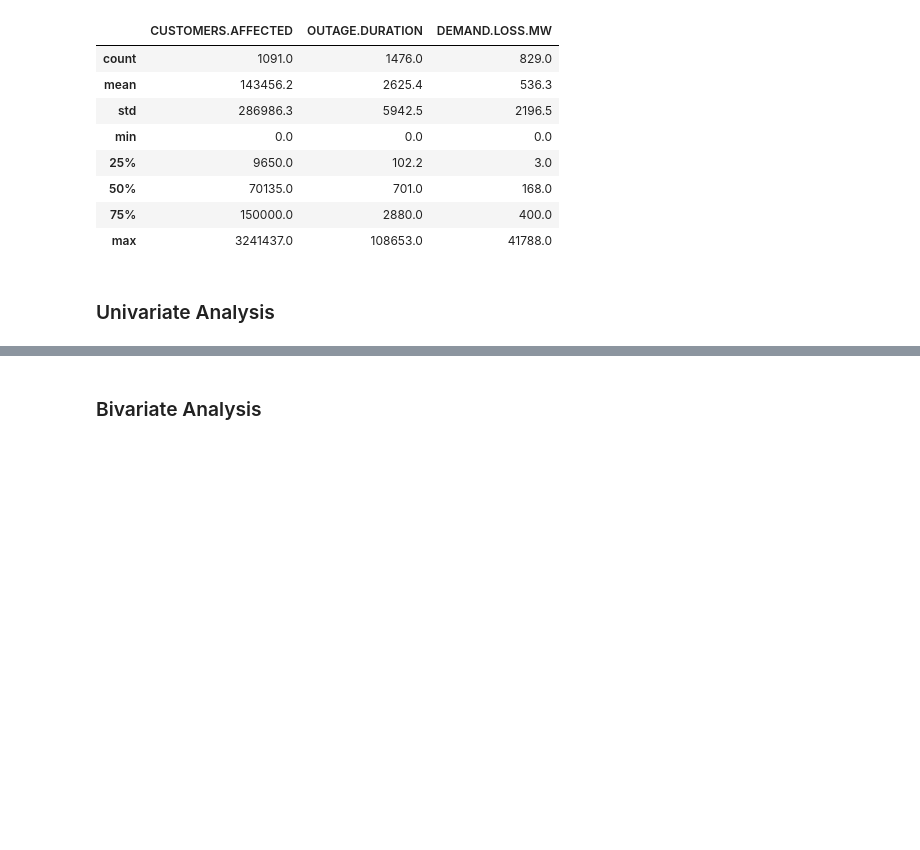
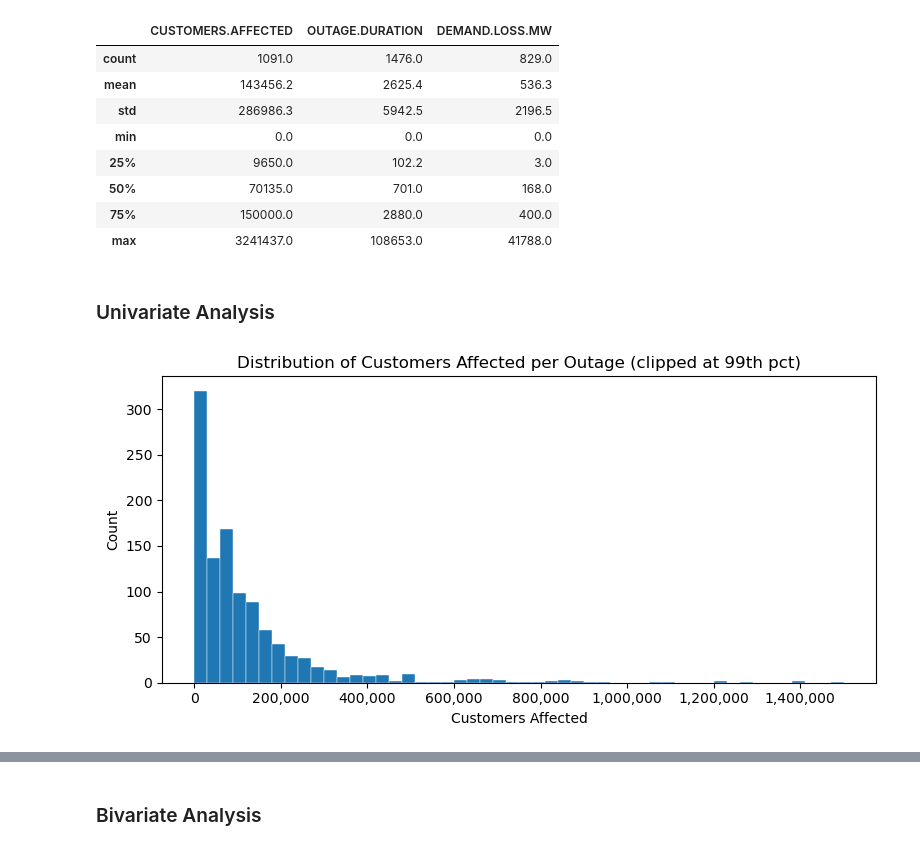
Before and after one commit to hannahtrn/power-outages-analysis, a Jupyter notebook: template.ipynb, the cells around one changed output, grey strips where cells are left out. Saved outputs shown, nothing was run; the diff lists cells and outputs as text; code cells hidden in the pictures; blank space fills up the shorter version.

```diff
--- a/template.ipynb
+++ b/template.ipynb
@@ -139,15 +134,21 @@ dtype: int64
 # %% [markdown]
 ### Univariate Analysis
 # %%
-# Distribution of customers affected (log scale — heavy right skew)
+# Distribution of customers affected — heavy right skew
 cust_cap = outages['CUSTOMERS.AFFECTED'].quantile(0.99)
 
-px.histogram(
-    outages[outages['CUSTOMERS.AFFECTED'] <= cust_cap],
-    x='CUSTOMERS.AFFECTED',
-    nbins=50,
-    title='Distribution of Customers Affected per Outage (clipped at 99th pct)',
-    labels={'CUSTOMERS.AFFECTED': 'Customers Affected'},
+fig, ax = plt.subplots(figsize=(8, 4))
+ax.hist(
+    outages.loc[outages['CUSTOMERS.AFFECTED'] <= cust_cap, 'CUSTOMERS.AFFECTED'].dropna(),
+    bins=50, edgecolor='white', linewidth=0.3
 )
+ax.set_title('Distribution of Customers Affected per Outage (clipped at 99th pct)')
+ax.set_xlabel('Customers Affected')
+ax.set_ylabel('Count')
+ax.xaxis.set_major_formatter(mticker.FuncFormatter(lambda x, _: f'{x:,.0f}'))
+plt.tight_layout()
+plt.show()
+# %% [output]
+[figure, added]
 # %%
 # Distribution of outages by cause category
```
Also changed, not shown: parts of 19 cells of this notebook.
